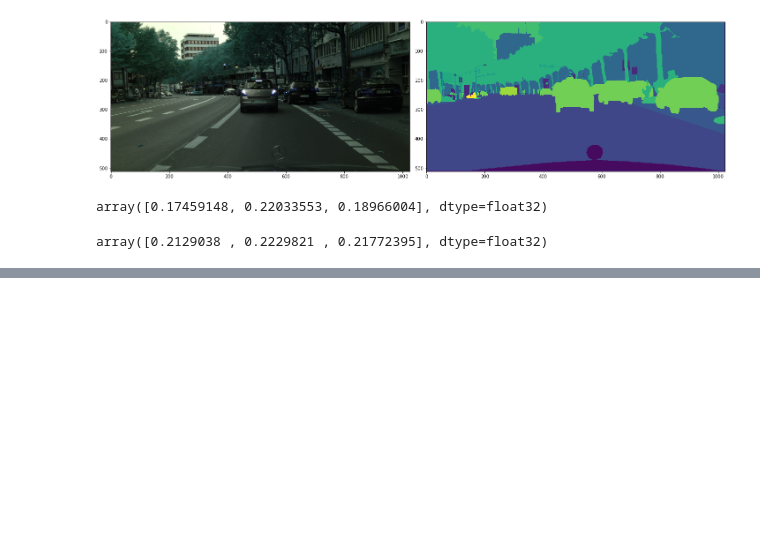
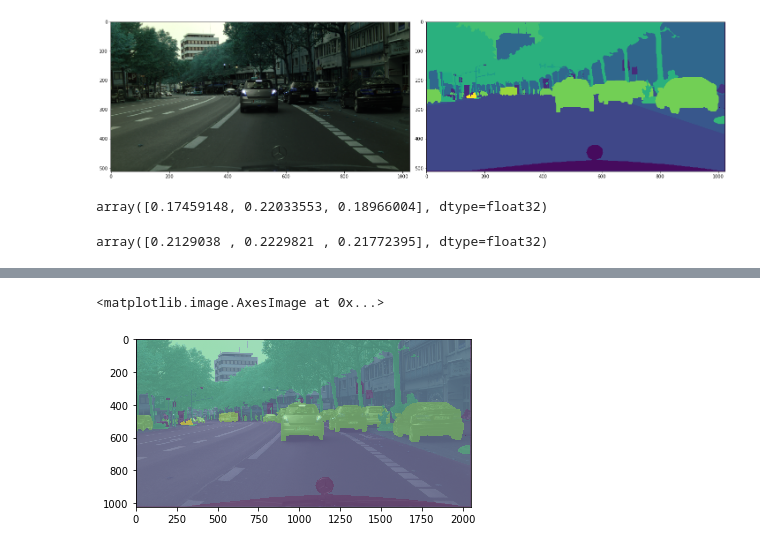
Before and after one commit to jvtalwar/PA3, a Jupyter notebook: Image_plot.ipynb, the cells around one changed output, grey strips where cells are left out. Cells and saved outputs as stored; diff of their text form; code cells hidden in the pictures; blank space fills up the shorter version.

```diff
--- a/Image_plot.ipynb
+++ b/Image_plot.ipynb
@@ -54,0 +62,12 @@ array([0.2129038 , 0.2229821 , 0.21772395], dtype=float32)
+# %%
+from matplotlib.cm import get_cmap
+
+cmap = get_cmap('viridis')
+# %%
+a = list(map(lambda x: cmap((x / n_class * cmap.N).astype(int)), init_lbl))
+# %%
+plt.imshow(np.array(a), alpha = 0.7)
+plt.imshow(init_img, alpha = 0.3)
+# %% [output]
+<matplotlib.image.AxesImage at 0x...>
+[figure, added]
```
Also changed, not shown: parts of 7 cells of this notebook, 9 other files.
